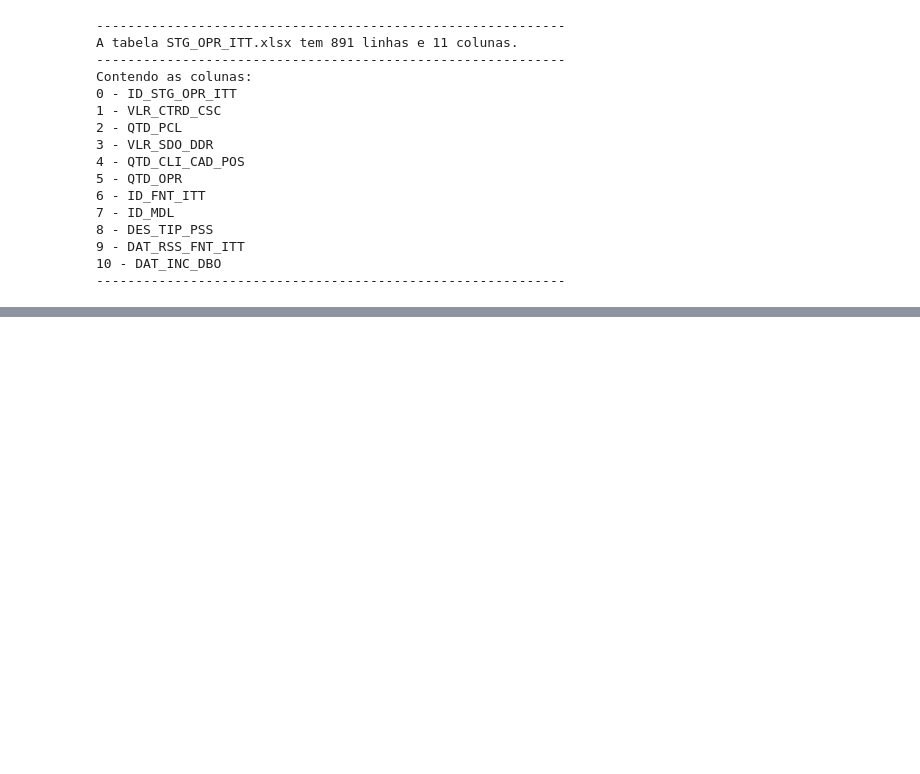
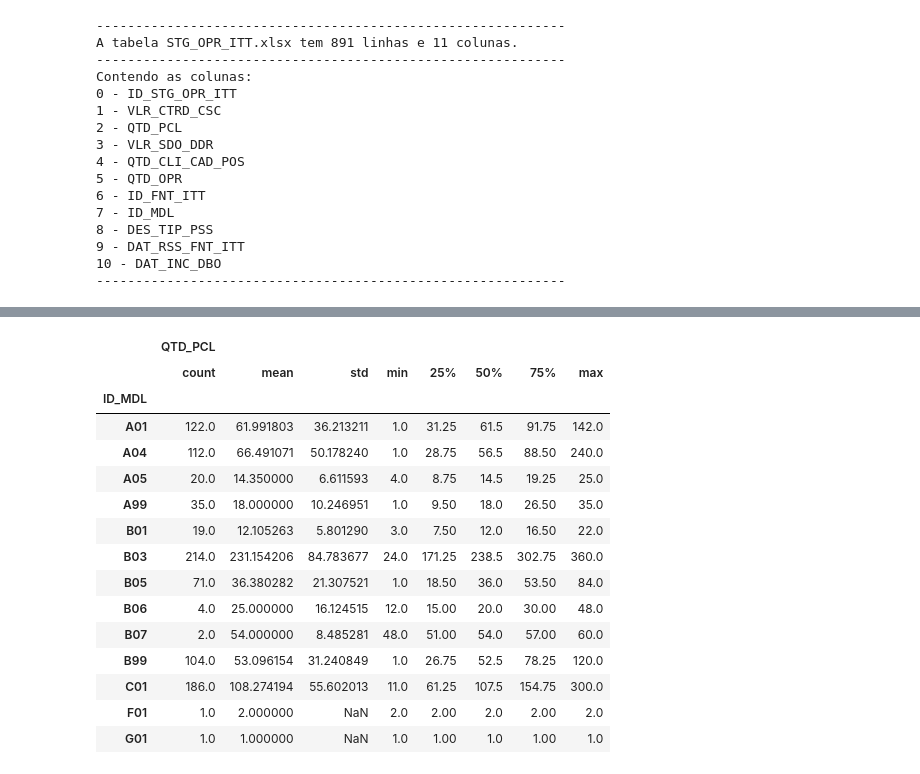
Before and after one commit to ThallesTorres/Projeto_SPC, a Jupyter notebook: SPRINT 2/Analise_STG_OPR_ITT.ipynb, the cells around one changed output, grey strips where cells are left out. Cells and saved outputs as stored; diff of their text form; code cells hidden in the pictures; blank space fills up the shorter version.

```diff
--- a/SPRINT 2/Analise_STG_OPR_ITT.ipynb
+++ b/SPRINT 2/Analise_STG_OPR_ITT.ipynb
@@ -115,0 +153,19 @@ for coluna in nome_colunas:
+# %%
+dados_STG_OPR_ITT[['ID_MDL', 'QTD_PCL']].groupby(['ID_MDL']).describe()
+# %% [output]
+|  | QTD_PCL |  |  |  |  |  |  |  |
+|  | count | mean | std | min | 25% | 50% | 75% | max |
+| ID_MDL |  |  |  |  |  |  |  |  |
+| A01 | 122.0 | 61.991803 | 36.213211 | 1.0 | 31.25 | 61.5 | 91.75 | 142.0 |
+| A04 | 112.0 | 66.491071 | 50.178240 | 1.0 | 28.75 | 56.5 | 88.50 | 240.0 |
+| A05 | 20.0 | 14.350000 | 6.611593 | 4.0 | 8.75 | 14.5 | 19.25 | 25.0 |
+| A99 | 35.0 | 18.000000 | 10.246951 | 1.0 | 9.50 | 18.0 | 26.50 | 35.0 |
+| B01 | 19.0 | 12.105263 | 5.801290 | 3.0 | 7.50 | 12.0 | 16.50 | 22.0 |
+| B03 | 214.0 | 231.154206 | 84.783677 | 24.0 | 171.25 | 238.5 | 302.75 | 360.0 |
+| B05 | 71.0 | 36.380282 | 21.307521 | 1.0 | 18.50 | 36.0 | 53.50 | 84.0 |
+| B06 | 4.0 | 25.000000 | 16.124515 | 12.0 | 15.00 | 20.0 | 30.00 | 48.0 |
+| B07 | 2.0 | 54.000000 | 8.485281 | 48.0 | 51.00 | 54.0 | 57.00 | 60.0 |
+| B99 | 104.0 | 53.096154 | 31.240849 | 1.0 | 26.75 | 52.5 | 78.25 | 120.0 |
+| C01 | 186.0 | 108.274194 | 55.602013 | 11.0 | 61.25 | 107.5 | 154.75 | 300.0 |
+| F01 | 1.0 | 2.000000 | NaN | 2.0 | 2.00 | 2.0 | 2.00 | 2.0 |
+| G01 | 1.0 | 1.000000 | NaN | 1.0 | 1.00 | 1.0 | 1.00 | 1.0 |
```
Also changed, not shown: parts of 20 cells of this notebook.
